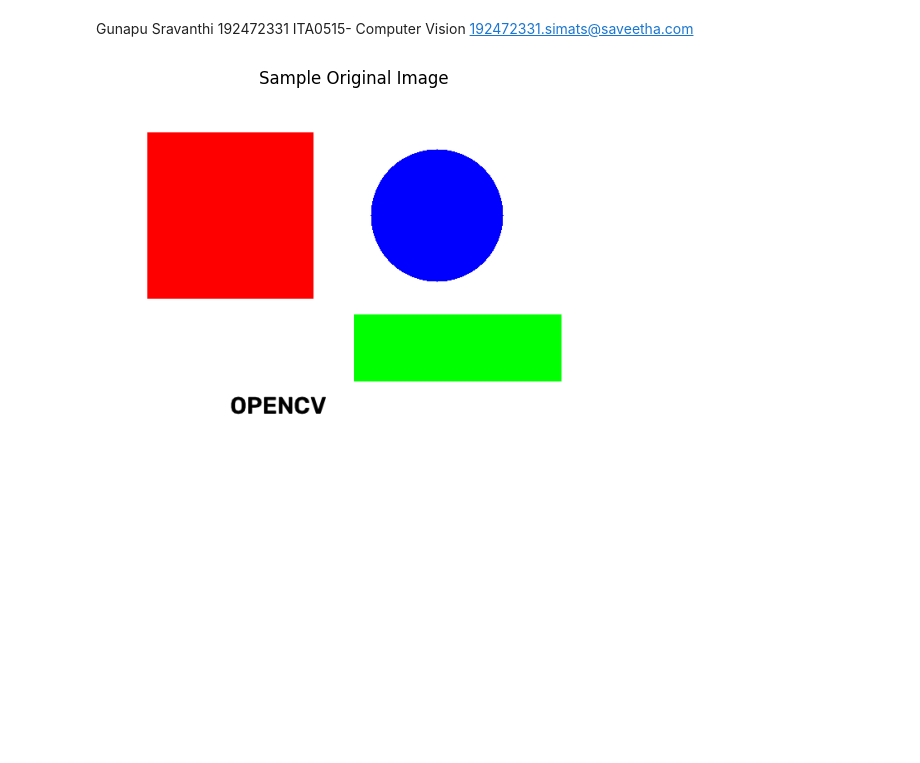
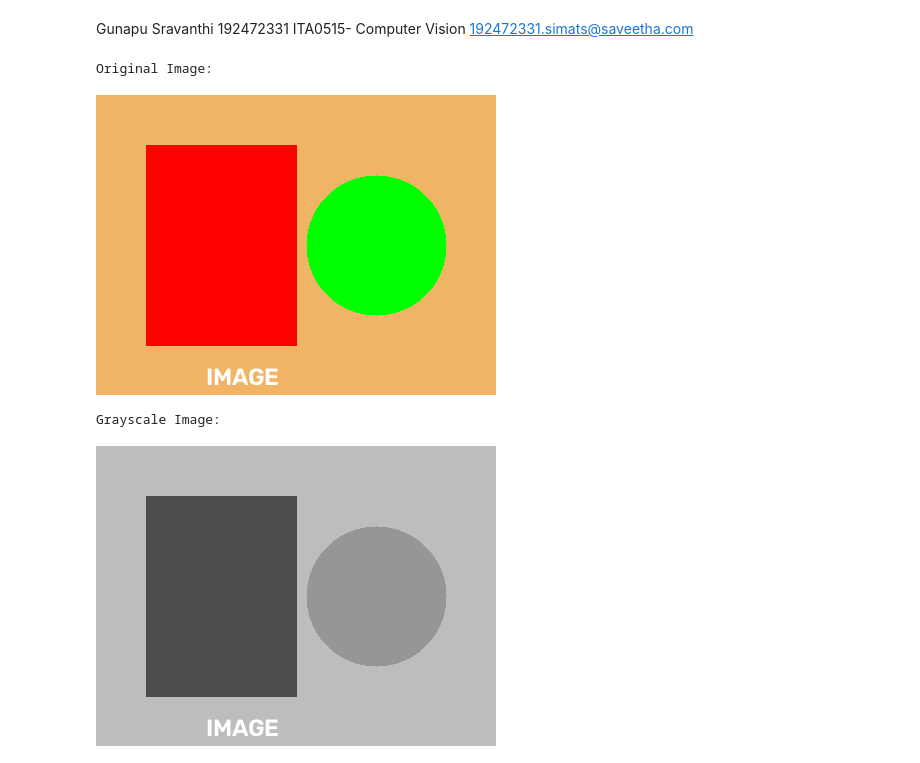
Before and after one commit to Sravanthi-G919/ITA0515--Computer-vision, a Jupyter notebook: Computer_Vision_Lab.ipynb, the cells around one changed output. Saved outputs shown, nothing was run; the diff lists cells and outputs as text; code cells hidden in the pictures; blank space fills up the shorter version.

```diff
--- a/Computer_Vision_Lab.ipynb
+++ b/Computer_Vision_Lab.ipynb
@@ -6,26 +6,24 @@ Gunapu Sravanthi
 ITA0515- Computer Vision
 192472331.simats@saveetha.com
 # %%
-
 import cv2
 import numpy as np
-import matplotlib.pyplot as plt
+from google.colab.patches import cv2_imshow
 
-img = np.ones((400, 600, 3), dtype=np.uint8) * 255
-cv2.rectangle(img, (50, 50), (250, 250), (0, 0, 255), -1)
-cv2.circle(img, (400, 150), 80, (255, 0, 0), -1)
-cv2.rectangle(img, (300, 270), (550, 350), (0, 255, 0), -1)
-cv2.putText(img, "OPENCV", (150, 390), cv2.FONT_HERSHEY_SIMPLEX, 1, (0, 0, 0), 2)
+img = np.zeros((300, 400, 3), dtype=np.uint8)
+img[:] = (100, 180, 240)
+cv2.rectangle(img, (50, 50), (200, 250), (0, 0, 255), -1)
+cv2.circle(img, (280, 150), 70, (0, 255, 0), -1)
+cv2.putText(img, "IMAGE", (110, 290), cv2.FONT_HERSHEY_SIMPLEX, 0.8, (255, 255, 255), 2)
 
-def show(title, image):
-    if len(image.shape) == 2:
-        plt.imshow(image, cmap="gray")
-    else:
-        plt.imshow(cv2.cvtColor(image, cv2.COLOR_BGR2RGB))
-    plt.title(title)
-    plt.axis("off")
-    plt.show()
+gray = cv2.cvtColor(img, cv2.COLOR_BGR2GRAY)
 
-show("Sample Original Image", img)
+print("Original Image:")
+cv2_imshow(img)
+print("Grayscale Image:")
+cv2_imshow(gray)
 # %% [output]
+Original Image:
-[figure, old version]
+[figure, new version]
+Grayscale Image:
+[figure, added]
```
Also changed, not shown: parts of 15 cells of this notebook.
